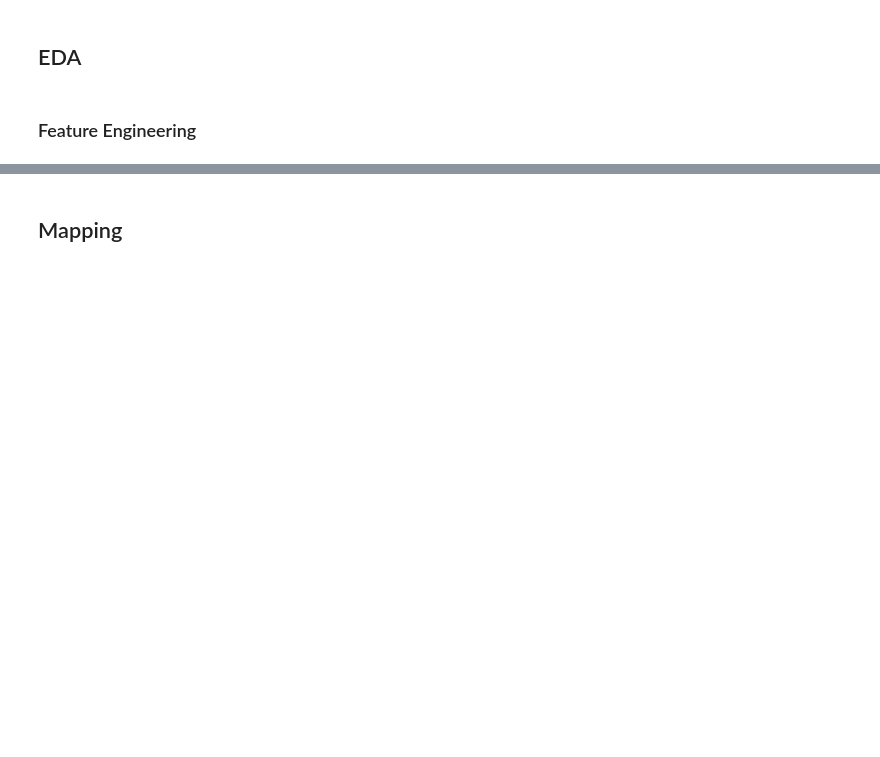
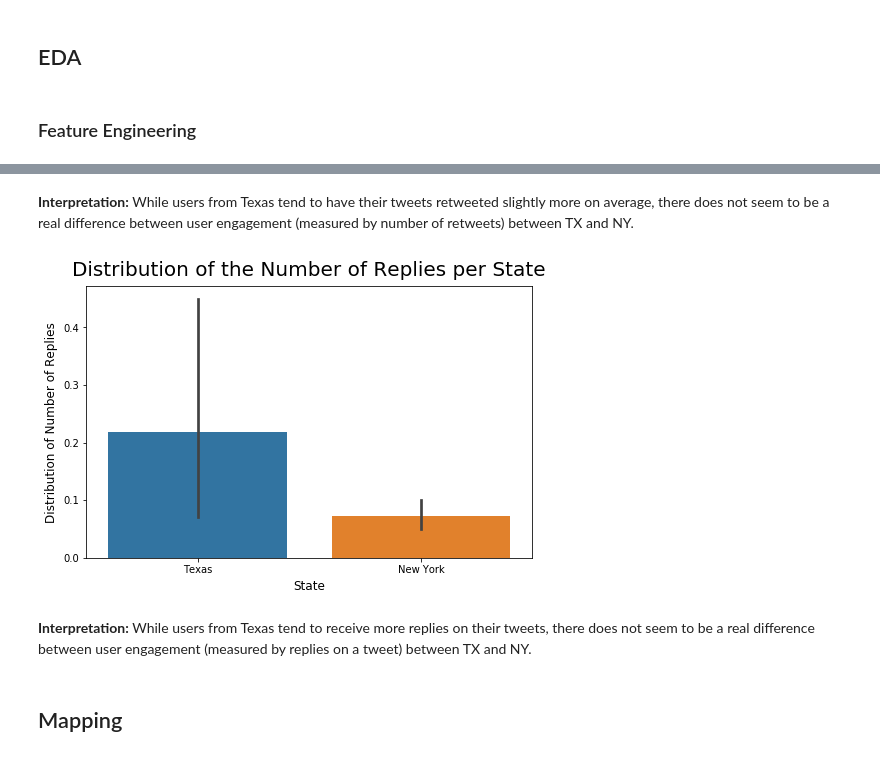
Before and after one commit to JulKelman/Sentiment-Analysis-of-Covid-19-Related-Tweets, a Jupyter notebook: julia/Project Notebook.ipynb, the cells around one changed output, grey strips where cells are left out. Saved outputs shown, nothing was run; the diff lists cells and outputs as text; code cells hidden in the pictures; blank space fills up the shorter version.

```diff
--- a/julia/Project Notebook.ipynb
+++ b/julia/Project Notebook.ipynb
@@ -281,3 +295,17 @@ plt.xticks(ticks=[0, 1], labels=['Texas', 'New York']);
+# %% [markdown]
+**Interpretation:** While users from Texas tend to have their tweets retweeted slightly more on average, there does not seem to be a real difference between user engagement (measured by number of retweets) between TX and NY.
+# %%
+# Visualizing the distribution of number of replies for each state
+plt.figure(figsize=(8,5))
+plt.title("Distribution of the Number of Replies per State", fontsize = 20, pad = 10)
+sns.barplot(x = df['is_nys'], y = df['replies'])
+plt.xlabel("State", fontsize = 12, labelpad = 5)
+plt.ylabel("Distribution of Number of Replies", fontsize = 12, labelpad = 5)
+plt.xticks(ticks=[0, 1], labels=['Texas', 'New York']);
+# %% [output]
+[figure, added]
+# %% [markdown]
+**Interpretation:** While users from Texas tend to receive more replies on their tweets, there does not seem to be a real difference between user engagement (measured by replies on a tweet) between TX and NY.
 # %% [markdown]
 ## Mapping
 # %% [markdown]
```
Also changed, not shown: parts of 6 cells of this notebook.
